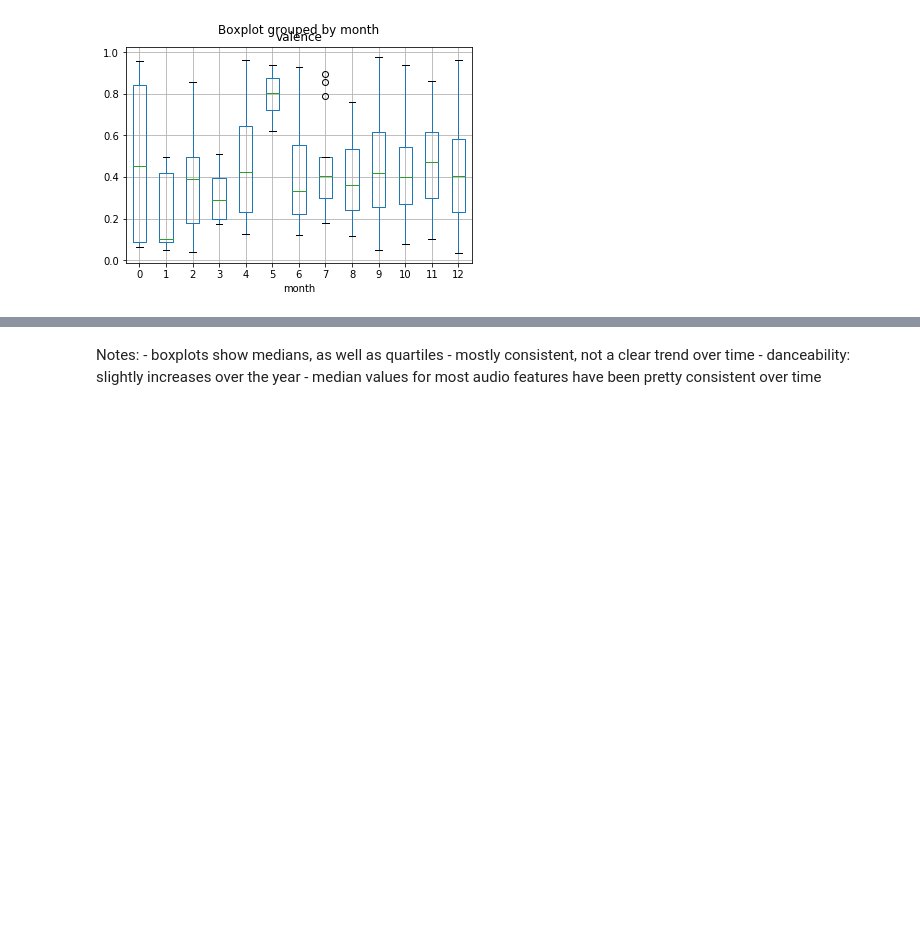
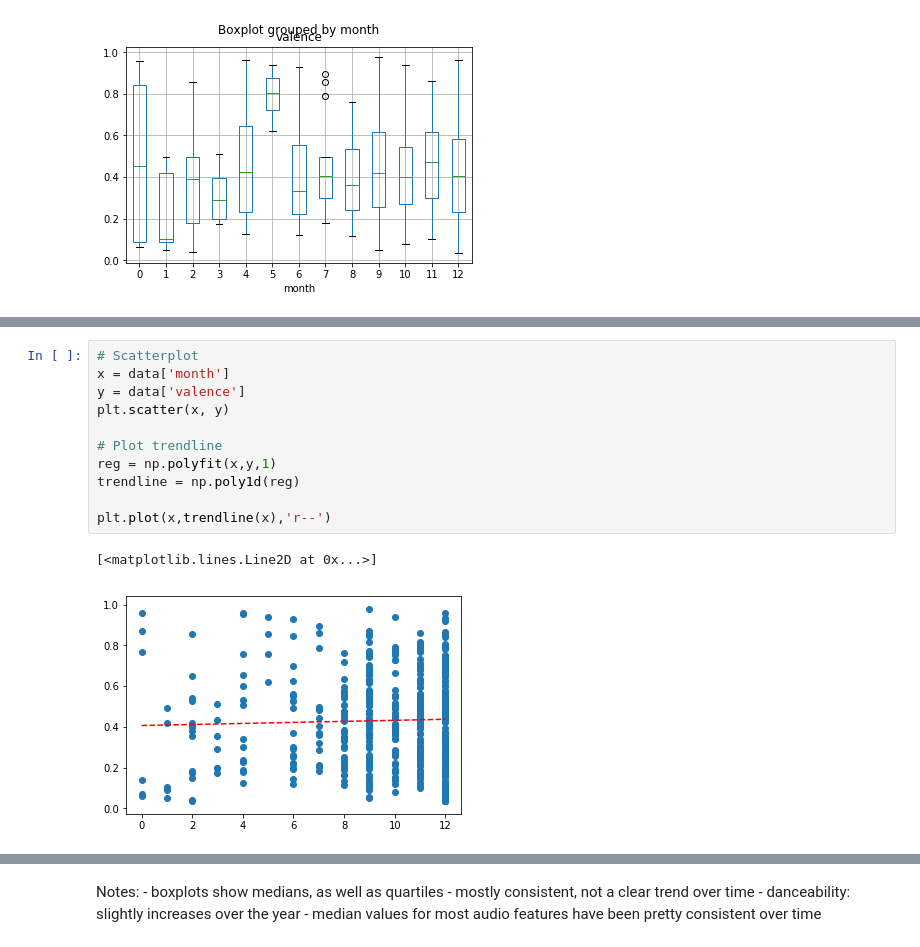
Before and after one commit to rileynwong/spotify-analysis, a Jupyter notebook: Data-Analysis.ipynb, the cells around one changed output, grey strips where cells are left out. Drawn from its saved outputs; the diff is of its cells as text; blank space fills up the shorter version.

```diff
--- a/Data-Analysis.ipynb
+++ b/Data-Analysis.ipynb
@@ -240,0 +230,14 @@ first_artist
+# %%
+# Scatterplot
+x = data['month']
+y = data['valence']
+plt.scatter(x, y)
+
+# Plot trendline
+reg = np.polyfit(x,y,1)
+trendline = np.poly1d(reg)
+
+plt.plot(x,trendline(x),'r--')
+# %% [output]
+[<matplotlib.lines.Line2D at 0x...>]
+[figure, added]
```
Also changed, not shown: parts of 13 cells of this notebook, 1 other file.
